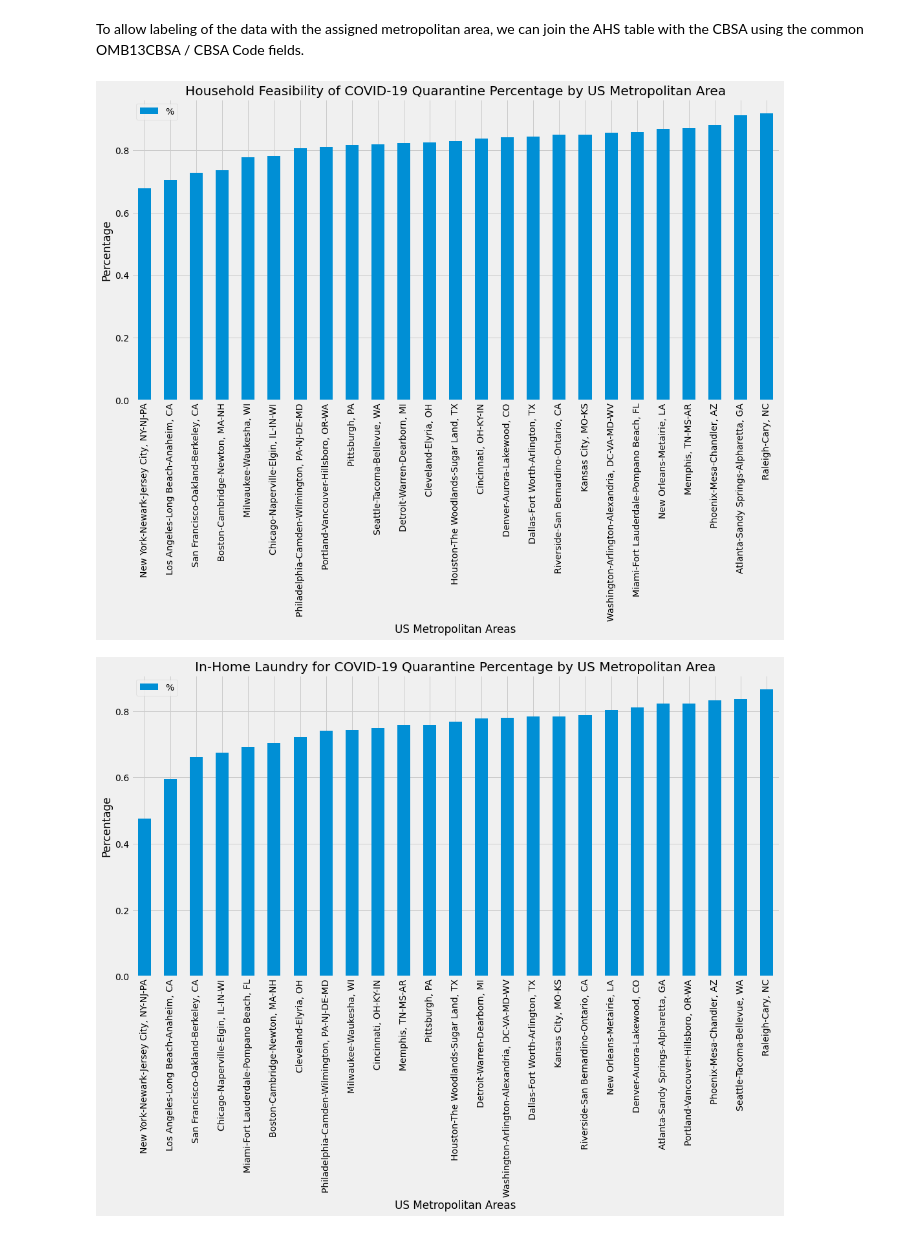
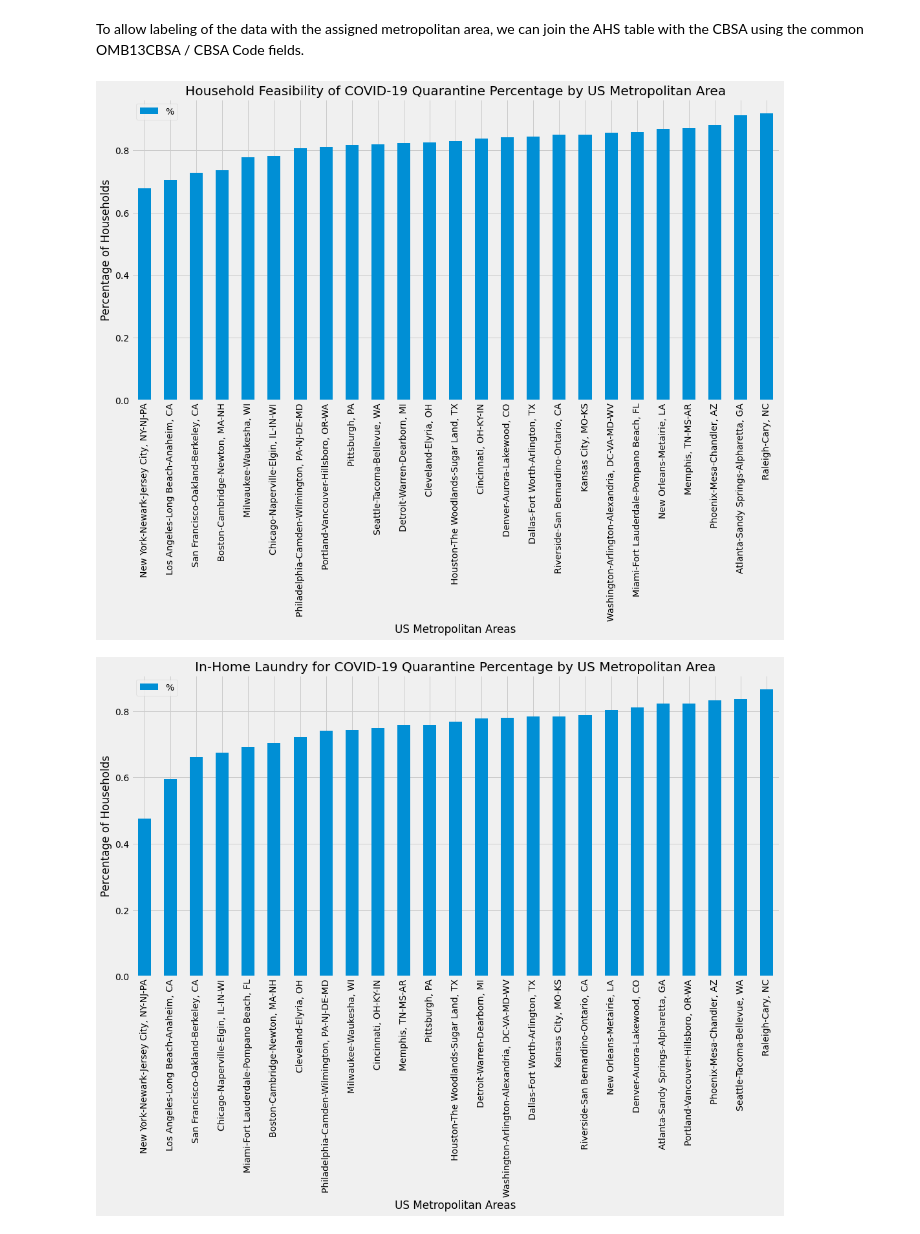
Before and after one commit to swsugarman/COVID_HousingIsolationFeasibility, a Jupyter notebook: eda.ipynb, the cells around one changed output. Saved outputs shown, nothing was run; the diff lists cells and outputs as text; code cells hidden in the pictures.

```diff
--- a/eda.ipynb
+++ b/eda.ipynb
@@ -17,8 +17,8 @@ To improve performance, I only want to import the columns needed in this data an
 # %%
 columns=['CONTROL', 'OMB13CBSA', 'VACANCY', 'BLD', 'UNITSIZE', 'TOTROOMS', 'BEDROOMS',
          'BATHROOMS', 'HSHLDTYPE', 'NUMPEOPLE', 'NUMADULTS', 'NUMELDERS', 'NUMYNGKIDS', 'NUMOLDKIDS',
-         'NUMVETS', 'NUMNONREL', 'MULTIGEN', 'GRANDHH', 'NUMSUBFAM', 'NUMSECFAM', 'DISHH', 'HHSEX',
-        'HHAGE', 'HHMAR', 'HHRACE', 'HHRACEAS', 'HHRACEPI', 'HHSPAN', 'HHCITSHP', 'HHNATVTY', 'WASHER', 'DRYER', 'FRIDGE', 'COOKTYPE']
+         'NUMVETS', 'NUMNONREL', 'MULTIGEN', 'GRANDHH', 'NUMSUBFAM', 'NUMSECFAM', 'DISHH',
+         'WASHER', 'DRYER', 'FRIDGE', 'COOKTYPE', 'KITEXCLU', 'BATHEXCLU']
 # %%
 ahs_n=pd.read_csv('data/ahs2015n.csv', usecols=columns)
 ahs_m=pd.read_csv('data/ahs2015m.csv', usecols=columns)
@@ -329,19 +336,19 @@ Table_3.rename(columns={ 'mean': 'Kitchen' }, inplace=True)
 # %%
 Table_1.plot(kind='bar', figsize=(16,8))
 plt.legend('%')
-plt.ylabel('Percentage')
+plt.ylabel('Percentage of Households')
 plt.xlabel('US Metropolitan Areas', )
 plt.title("Household Feasibility of COVID-19 Quarantine Percentage by US Metropolitan Area");
 # %% [output]
-[figure, old version]
+[figure, new version]
 # %%
 Table_2.plot(kind='bar', figsize=(16,8))
 plt.legend('%')
-plt.ylabel('Percentage')
+plt.ylabel('Percentage of Households')
 plt.xlabel('US Metropolitan Areas', )
 plt.title("In-Home Laundry for COVID-19 Quarantine Percentage by US Metropolitan Area");
 # %% [output]
-[figure, old version]
+[figure, new version]
 # %%
 Table_3.plot(kind='bar', figsize=(16,8))
 plt.legend('%')
```
Also changed, not shown: parts of 15 cells of this notebook, 1 other file.
